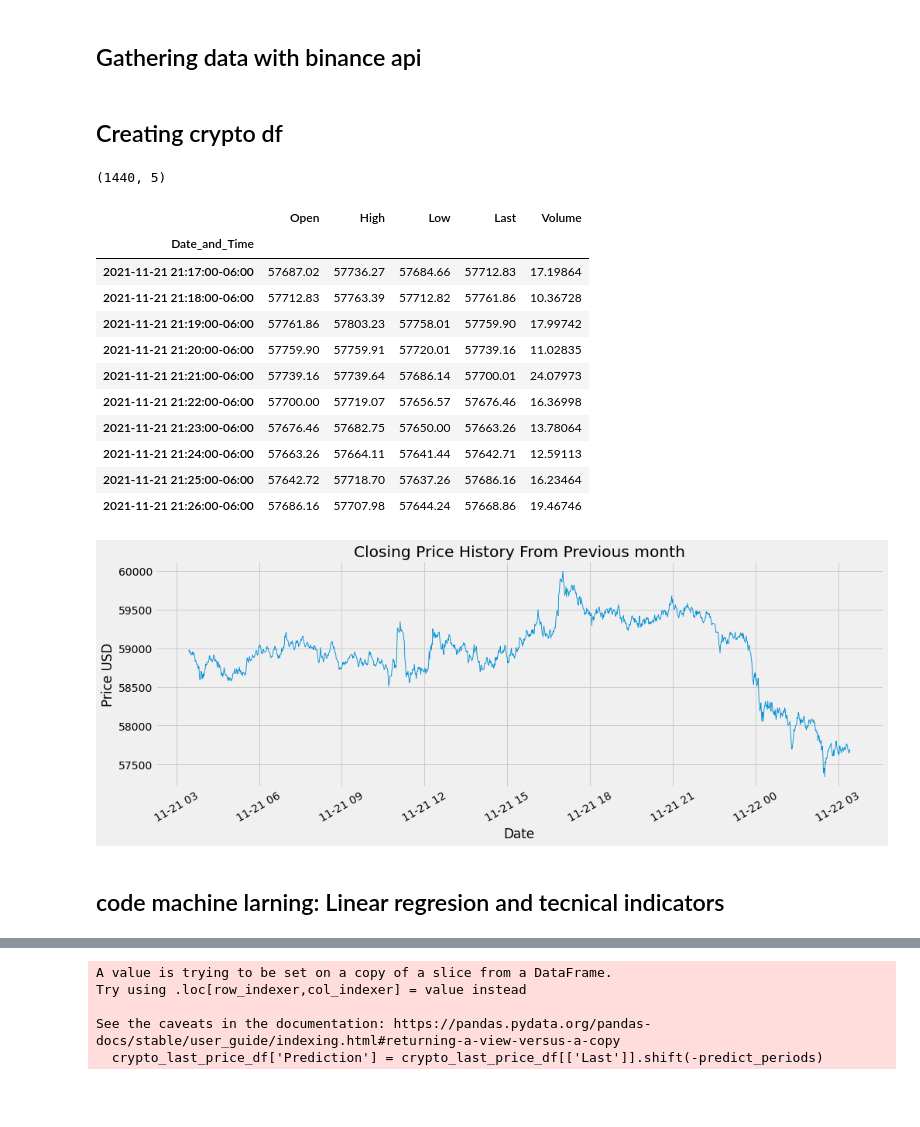
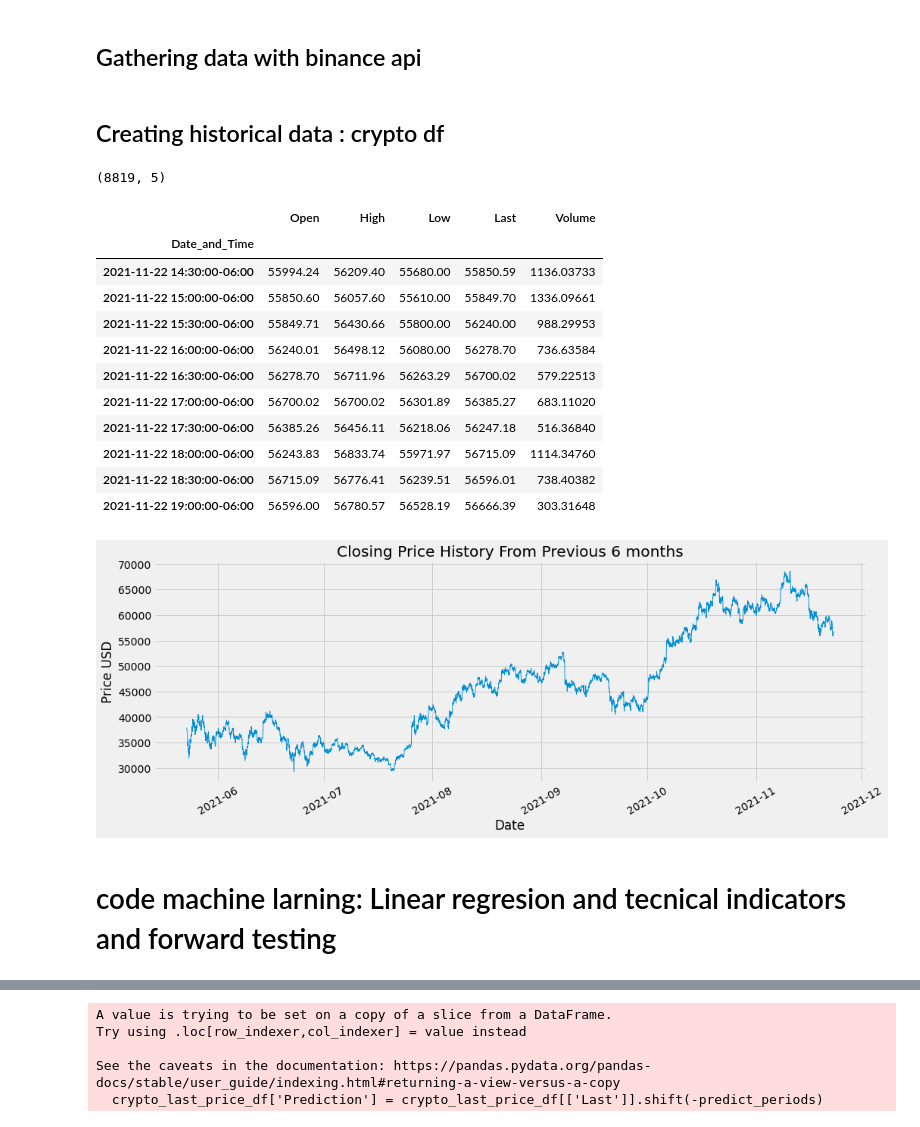
Before and after one commit to coldstrel/bitcoin_final, a Jupyter notebook: Team_4_Crypto_Bot.ipynb, the cells around one changed output, grey strips where cells are left out. Saved outputs shown, nothing was run; the diff lists cells and outputs as text; code cells hidden in the pictures; blank space fills up the shorter version.

```diff
--- a/Team_4_Crypto_Bot.ipynb
+++ b/Team_4_Crypto_Bot.ipynb
@@ -54,38 +53,39 @@ def get_crypto_data(crypto, interval, lookback):
     Crypto_df = Crypto_df.astype(float)
     return Crypto_df
 # %% [markdown]
-## Creating crypto df
+## Creating historical data : crypto df
 # %%
-crypto_df= get_crypto_data('BTCUSDT','1m','1 day').tz_localize('UTC').tz_convert('Mexico/General')
+lookback = '6 months'
+crypto_df= get_crypto_data('BTCUSDT', '30m', lookback).tz_localize('UTC').tz_convert('Mexico/General')
 crypto_df.shape
 # %% [output]
-(1440, 5)
+(8819, 5)
 # %%
 crypto_df.tail(10)
 # %% [output]
 |  | Open | High | Low | Last | Volume |
 | Date_and_Time |  |  |  |  |  |
-| 2021-11-21 21:17:00-06:00 | 57687.02 | 57736.27 | 57684.66 | 57712.83 | 17.19864 |
-| 2021-11-21 21:18:00-06:00 | 57712.83 | 57763.39 | 57712.82 | 57761.86 | 10.36728 |
-| 2021-11-21 21:19:00-06:00 | 57761.86 | 57803.23 | 57758.01 | 57759.90 | 17.99742 |
-| 2021-11-21 21:20:00-06:00 | 57759.90 | 57759.91 | 57720.01 | 57739.16 | 11.02835 |
-| 2021-11-21 21:21:00-06:00 | 57739.16 | 57739.64 | 57686.14 | 57700.01 | 24.07973 |
-| 2021-11-21 21:22:00-06:00 | 57700.00 | 57719.07 | 57656.57 | 57676.46 | 16.36998 |
-| 2021-11-21 21:23:00-06:00 | 57676.46 | 57682.75 | 57650.00 | 57663.26 | 13.78064 |
-| 2021-11-21 21:24:00-06:00 | 57663.26 | 57664.11 | 57641.44 | 57642.71 | 12.59113 |
-| 2021-11-21 21:25:00-06:00 | 57642.72 | 57718.70 | 57637.26 | 57686.16 | 16.23464 |
-| 2021-11-21 21:26:00-06:00 | 57686.16 | 57707.98 | 57644.24 | 57668.86 | 19.46746 |
+| 2021-11-22 14:30:00-06:00 | 55994.24 | 56209.40 | 55680.00 | 55850.59 | 1136.03733 |
+| 2021-11-22 15:00:00-06:00 | 55850.60 | 56057.60 | 55610.00 | 55849.70 | 1336.09661 |
+| 2021-11-22 15:30:00-06:00 | 55849.71 | 56430.66 | 55800.00 | 56240.00 | 988.29953 |
+| 2021-11-22 16:00:00-06:00 | 56240.01 | 56498.12 | 56080.00 | 56278.70 | 736.63584 |
+| 2021-11-22 16:30:00-06:00 | 56278.70 | 56711.96 | 56263.29 | 56700.02 | 579.22513 |
+| 2021-11-22 17:00:00-06:00 | 56700.02 | 56700.02 | 56301.89 | 56385.27 | 683.11020 |
+| 2021-11-22 17:30:00-06:00 | 56385.26 | 56456.11 | 56218.06 | 56247.18 | 516.36840 |
+| 2021-11-22 18:00:00-06:00 | 56243.83 | 56833.74 | 55971.97 | 56715.09 | 1114.34760 |
+| 2021-11-22 18:30:00-06:00 | 56715.09 | 56776.41 | 56239.51 | 56596.01 | 738.40382 |
+| 2021-11-22 19:00:00-06:00 | 56596.00 | 56780.57 | 56528.19 | 56666.39 | 303.31648 |
 # %%
 # plot prices
 plt.figure(figsize=(15, 5))
 plt.plot(crypto_df['Last'],label='closing price', linewidth = 0.9)
-plt.title('Closing Price History From Previous month')
+plt.title(f'Closing Price History From Previous {lookback}')
 plt.xlabel('Date')
 plt.ylabel('Price USD')
 plt.xticks(rotation=30)
 plt.show()
 # %% [output]
-[figure, old version]
+[figure, new version]
 # %%
 # fig = go.Figure(data=[go.Candlestick(x=crypto_df.index,
 #                 open=crypto_df['Open'],
@@ -95,7 +95,7 @@ plt.show()
 # fig.update_layout(xaxis_rangeslider_visible=False)
 # fig.show()
 # %% [markdown]
-## code machine larning: Linear regresion and tecnical indicators
+# code machine larning: Linear regresion and tecnical indicators and forward testing
 # %%
 # showing only BTC price
 crypto_last_price_df = crypto_df[['Last']]
```
Also changed, not shown: parts of 55 cells of this notebook.
